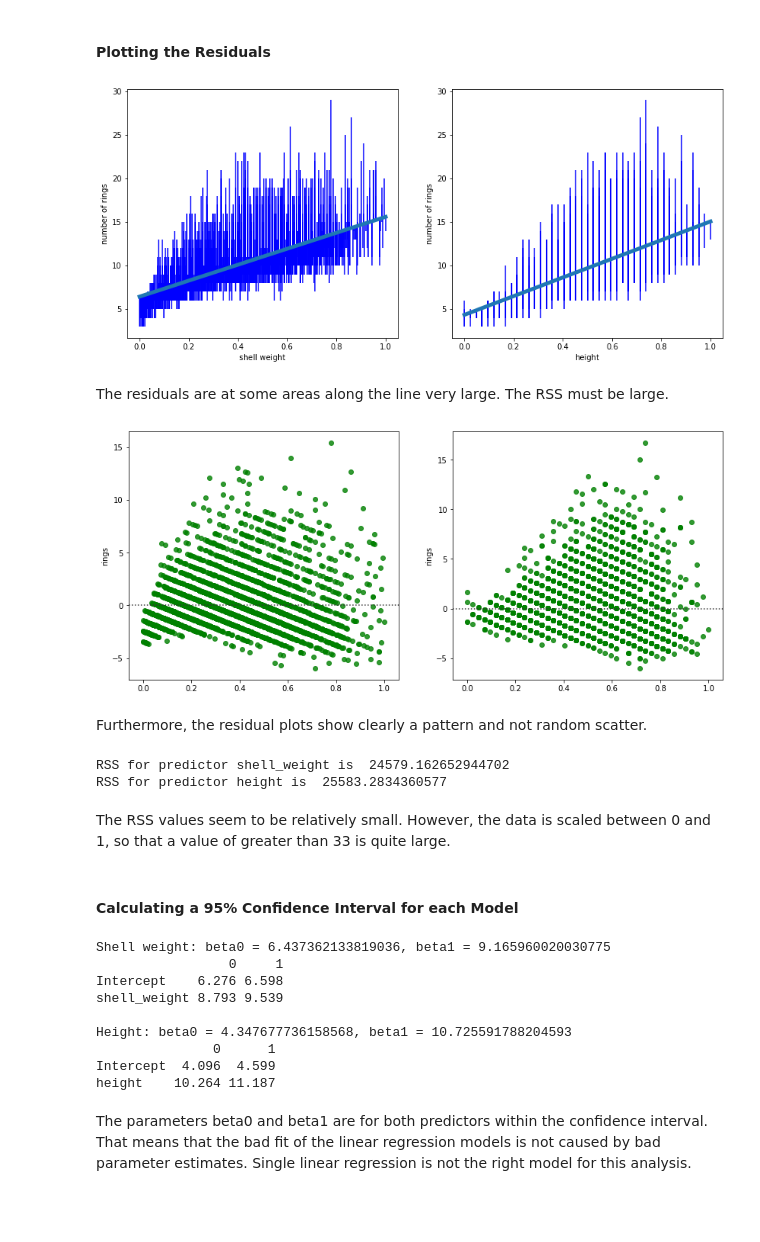
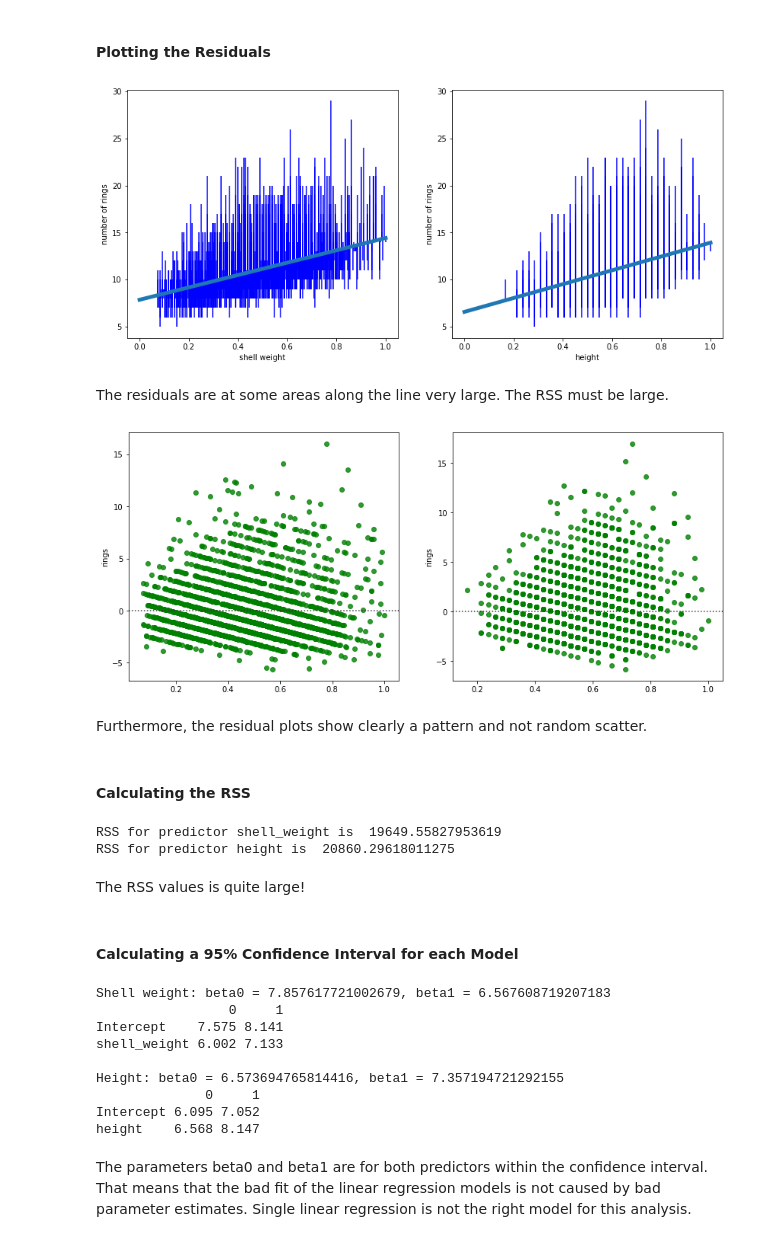
Before and after one commit to SHollatz/project_CSPB3022_abalone, a Jupyter notebook: abalone.ipynb, the cells around one changed output. Drawn from its saved outputs; the diff is of its cells as text; code cells hidden in the pictures; blank space fills up the shorter version.

```diff
--- a/abalone.ipynb
+++ b/abalone.ipynb
@@ -716,2 +714,6 @@ There exist high colinearities or probably strong polynomial relationships betwe
 # %% [markdown]
 ### Simple Linear Regression Model
+# %%
+# Selecting adults from the dataset
+df_abalone_adults = df_abalone_scaled[(df_abalone_scaled.sex == 'M') | (df_abalone_scaled.sex == 'F')]
+df_abalone_adults.groupby('sex').count()
@@ -718,7 +725,7 @@ There exist high colinearities or probably strong polynomial relationships betwe
 # %% [markdown]
 #### Fitting the data
 # %%
-model_shellWeight = smf.ols(formula='rings~shell_weight', data=df_abalone_scaled).fit()
+model_shellWeight = smf.ols(formula='rings~shell_weight', data=df_abalone_adults).fit()
 model_shellWeight.summary()
 # %% [output]
 OLS Regression Results
@@ -741,7 +748,7 @@ OLS Regression Results
 Warnings:
 [1] Standard Errors assume that the covariance matrix of the errors is correctly specified.
 # %%
-model_height = smf.ols(formula='rings~height', data=df_abalone_scaled).fit()
+model_height = smf.ols(formula='rings~height', data=df_abalone_adults).fit()
 model_height.summary()
 # %% [output]
 OLS Regression Results
@@ -790,30 +797,30 @@ The plots confirm the bad fit of the regression lines to the data.
 #### Plotting the Residuals
 # %%
 fig5, ax5 = plt.subplots(nrows=1, ncols=2, figsize=(14,6))
-yhat_shellWeight = beta0_shellWeight + beta1_shellWeight*df_abalone_scaled.shell_weight
-yhat_height = beta0_height + beta1_height * df_abalone_scaled.height
+yhat_shellWeight = beta0_shellWeight + beta1_shellWeight*df_abalone_adults.shell_weight
+yhat_height = beta0_height + beta1_height * df_abalone_adults.height
 
-ax5[0].vlines(df_abalone_scaled.shell_weight, ymin=yhat_shellWeight, ymax=df_abalone_scaled.rings, color='blue')
+ax5[0].vlines(df_abalone_adults.shell_weight, ymin=yhat_shellWeight, ymax=df_abalone_adults.rings, color='blue')
 xticks = np.linspace(0,1,10)
 ax5[0].plot(xticks, beta0_shellWeight + beta1_shellWeight * xticks, lw=5)
 ax5[0].set_xlabel('shell weight')
 ax5[0].set_ylabel('number of rings');
 
-ax5[1].vlines(df_abalone_scaled.height, ymin=yhat_height, ymax=df_abalone_scaled.rings, color='blue')
+ax5[1].vlines(df_abalone_adults.height, ymin=yhat_height, ymax=df_abalone_adults.rings, color='blue')
 ax5[1].plot(xticks, beta0_height + beta1_height * xticks, lw=5)
 ax5[1].set_xlabel('height')
 ax5[1].set_ylabel('number of rings');
 # %% [output]
-[figure, old version]
+[figure, new version]
 # %% [markdown]
 The residuals are at some areas along the line very large. The RSS must be large.
 # %%
 fig6, ax6 = plt.subplots(nrows=1, ncols=2, figsize=(14,6))
 ax6[0].set(ylabel = "")
 ax6[1].set(ylabel = "")
-sns.residplot(df_abalone_scaled.shell_weight.values, df_abalone_scaled.rings, color='g', ax=ax6[0])
-sns.residplot(df_abalone_scaled.height.values, df_abalone_scaled.rings, color='g', ax=ax6[1]);
+sns.residplot(df_abalone_adults.shell_weight.values, df_abalone_adults.rings, color='g', ax=ax6[0])
+sns.residplot(df_abalone_adults.height.values, df_abalone_adults.rings, color='g', ax=ax6[1]);
 # %% [output]
-[figure, old version]
+[figure, new version]
 # %% [markdown]
 Furthermore, the residual plots show clearly a pattern and not random scatter.
@@ -822,16 +827,17 @@ Furthermore, the residual plots show clearly a pattern and not random scatter.
+# %% [markdown]
+#### Calculating the RSS
 # %%
-residuals_shellWeight = df_abalone_scaled.rings - yhat_shellWeight
+residuals_shellWeight = df_abalone_adults.rings - yhat_shellWeight
 RSS_shellWeight = np.sum(residuals_shellWeight ** 2)
-residuals_height = df_abalone_scaled.rings - yhat_height
+residuals_height = df_abalone_adults.rings - yhat_height
 RSS_height = np.sum(residuals_height ** 2)
 print('RSS for predictor shell_weight is ', RSS_shellWeight)
 print('RSS for predictor height is ', RSS_height)
 # %% [output]
-RSS for predictor shell_weight is  24579.162652944702
-RSS for predictor height is  25583.2834360577
+RSS for predictor shell_weight is  19649.55827953619
+RSS for predictor height is  20860.29618011275
-# %% [markdown]
-The RSS values seem to be relatively small. However, the data is scaled between 0 and 1,
-so that a value of greater than 33 is quite large.
+# %% [markdown]
+The RSS values is quite large!
 # %% [markdown]
 #### Calculating a 95% Confidence Interval for each Model
 # %%
@@ -841,15 +847,15 @@ print("")
 print("Height: beta0 = {}, beta1 = {}".format(beta0_height, beta1_height))
 print(model_height.conf_int(0.05))
 # %% [output]
-Shell weight: beta0 = 6.437362133819036, beta1 = 9.165960020030775
+Shell weight: beta0 = 7.857617721002679, beta1 = 6.567608719207183
                  0     1
-Intercept    6.276 6.598
-shell_weight 8.793 9.539
+Intercept    7.575 8.141
+shell_weight 6.002 7.133
 
-Height: beta0 = 4.347677736158568, beta1 = 10.725591788204593
-               0      1
-Intercept  4.096  4.599
-height    10.264 11.187
+Height: beta0 = 6.573694765814416, beta1 = 7.357194721292155
+              0     1
+Intercept 6.095 7.052
+height    6.568 8.147
 # %% [markdown]
 The parameters beta0 and beta1 are for both predictors within the confidence interval.
 That means that the bad fit of the linear regression models is not caused by bad parameter estimates.
```
Also changed, not shown: parts of 46 cells of this notebook.
